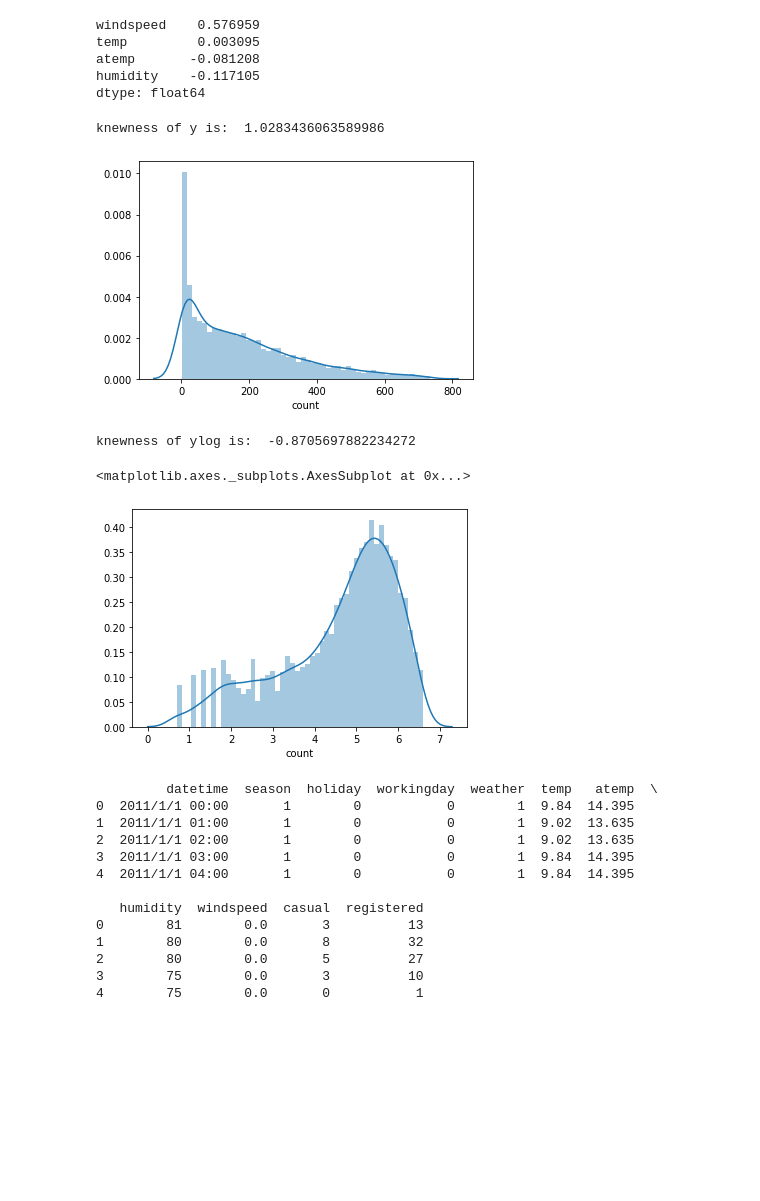
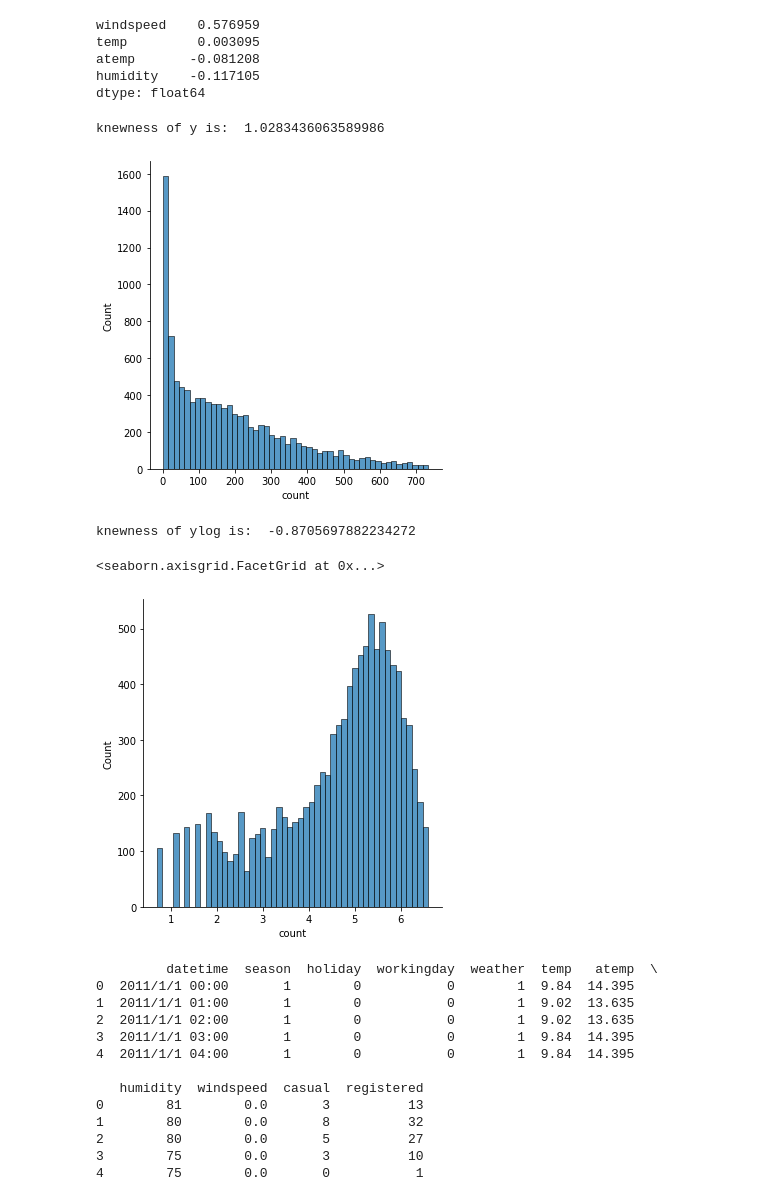
Before and after one commit to weimingma/Bike-Sharing-Demand, a Jupyter notebook: Main_bike sharing demand.ipynb, the cells around one changed output. Cells and saved outputs as stored; diff of their text form; code cells hidden in the pictures; blank space fills up the shorter version.

```diff
--- a/Main_bike sharing demand.ipynb
+++ b/Main_bike sharing demand.ipynb
@@ -319,21 +307,21 @@ atemp       -0.081208
 humidity    -0.117105
 dtype: float64
 # %%
-sns.distplot(y, bins = 50)
+sns.displot(y, bins = 50)
 skewness = y.skew()
 print('knewness of y is: ', skewness)
 ylog = np.log1p(y)
 # %% [output]
 knewness of y is:  1.0283436063589986
-[figure, old version]
+[figure, new version]
 # %%
 skewness = ylog.skew()
 print('knewness of ylog is: ', skewness)
-sns.distplot(ylog, bins = 50)
+sns.displot(ylog, bins = 50)
 # %% [output]
 knewness of ylog is:  -0.8705697882234272
-<matplotlib.axes._subplots.AxesSubplot at 0x...>
+<seaborn.axisgrid.FacetGrid at 0x...>
-[figure, old version]
+[figure, new version]
 # %%
 print(df_train.head())
 # %% [output]
```
Also changed, not shown: parts of 19 cells of this notebook.
